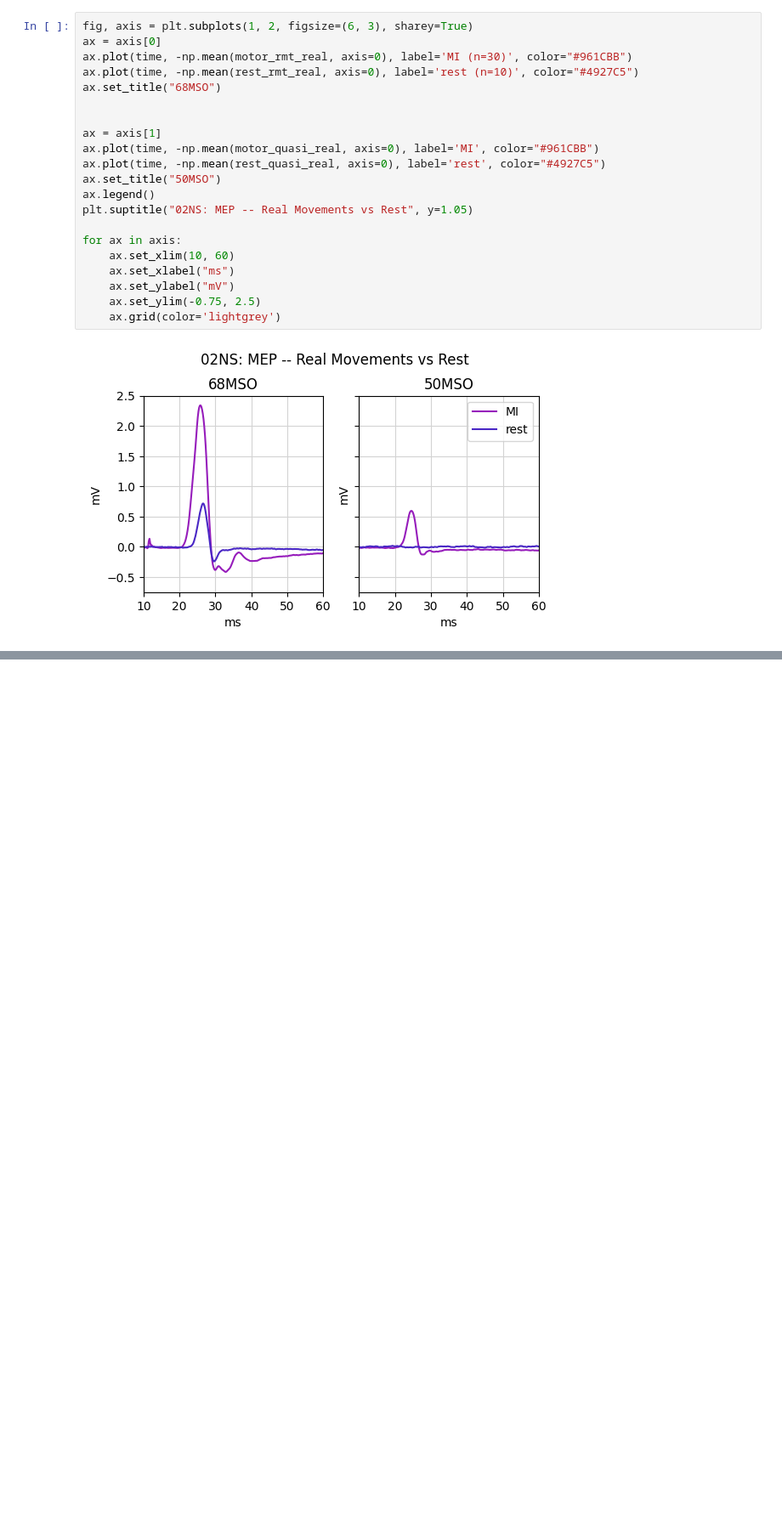
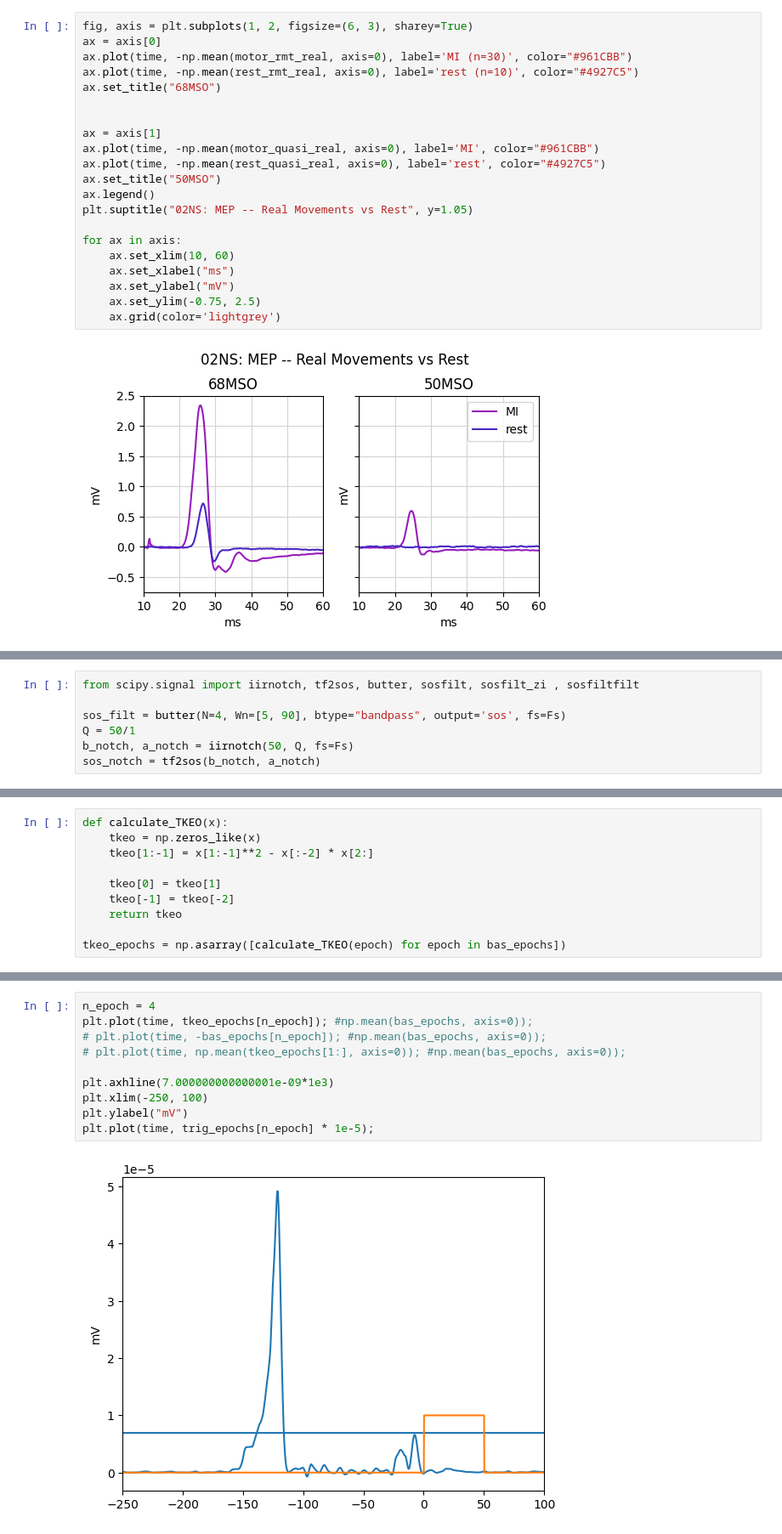
Before and after one commit to JuliaRory/PonkSync-Trainer, a Jupyter notebook: notebooks/04_process_MEP.ipynb, the cells around one changed output, grey strips where cells are left out. Shown at 85% size. Cells and saved outputs as stored; diff of their text form; blank space fills up the shorter version.

```diff
--- a/notebooks/04_process_MEP.ipynb
+++ b/notebooks/04_process_MEP.ipynb
@@ -153,0 +188,7 @@ for ax in axis:
+# %%
+from scipy.signal import iirnotch, tf2sos, butter, sosfilt, sosfilt_zi , sosfiltfilt
+
+sos_filt = butter(N=4, Wn=[5, 90], btype="bandpass", output='sos', fs=Fs)
+Q = 50/1
+b_notch, a_notch = iirnotch(50, Q, fs=Fs)
+sos_notch = tf2sos(b_notch, a_notch)
@@ -153,0 +228,10 @@ for ax in axis:
+# %%
+def calculate_TKEO(x):
+    tkeo = np.zeros_like(x)
+    tkeo[1:-1] = x[1:-1]**2 - x[:-2] * x[2:]
+
+    tkeo[0] = tkeo[1]
+    tkeo[-1] = tkeo[-2]
+    return tkeo
+
+tkeo_epochs = np.asarray([calculate_TKEO(epoch) for epoch in bas_epochs])
@@ -153,0 +242,12 @@ for ax in axis:
+# %%
+n_epoch = 4
+plt.plot(time, tkeo_epochs[n_epoch]); #np.mean(bas_epochs, axis=0));
+# plt.plot(time, -bas_epochs[n_epoch]); #np.mean(bas_epochs, axis=0));
+# plt.plot(time, np.mean(tkeo_epochs[1:], axis=0)); #np.mean(bas_epochs, axis=0));
+
+plt.axhline(7.000000000000001e-09*1e3)
+plt.xlim(-250, 100)
+plt.ylabel("mV")
+plt.plot(time, trig_epochs[n_epoch] * 1e-5);
+# %% [output]
+[figure, added]
```
Also changed, not shown: parts of 11 cells of this notebook.
